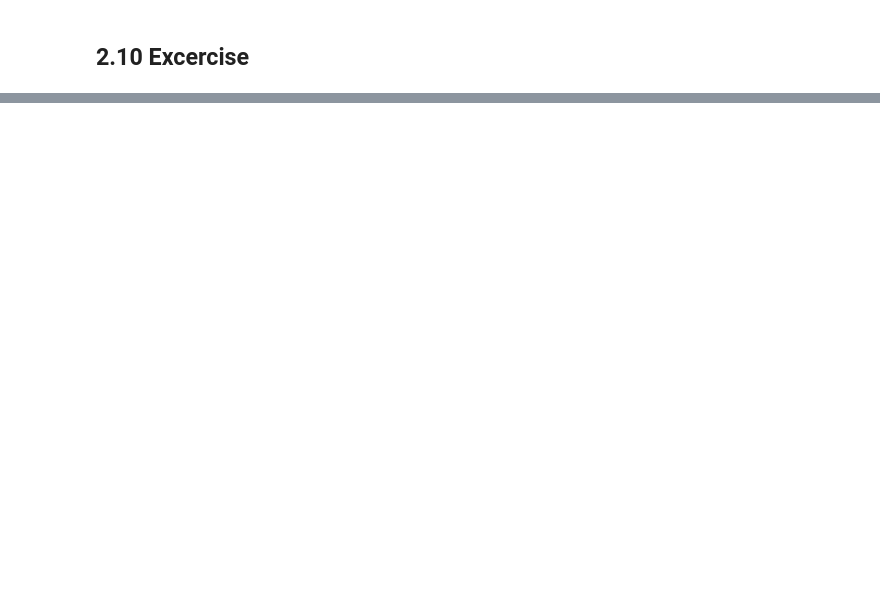
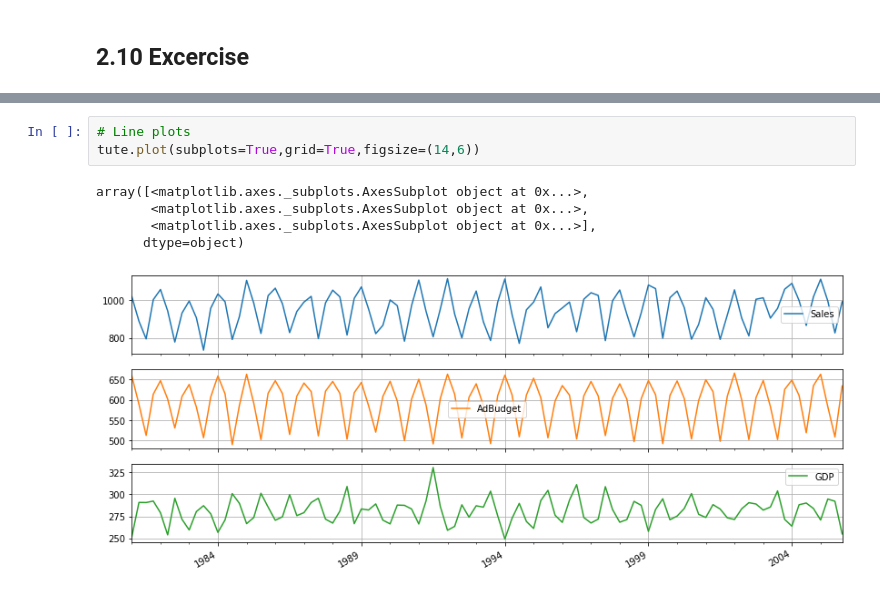
Before and after one commit to PundirShivam/Forecasting_Principles_and_Practice, a Jupyter notebook: 2_Time_series_graphics.ipynb, the cells around one changed output, grey strips where cells are left out. Saved outputs shown, nothing was run; the diff lists cells and outputs as text; blank space fills up the shorter version.

```diff
--- a/2_Time_series_graphics.ipynb
+++ b/2_Time_series_graphics.ipynb
@@ -190,0 +155,9 @@ ax = lag_plot(df.values,5)
+# %%
+# Line plots
+tute.plot(subplots=True,grid=True,figsize=(14,6))
+# %% [output]
+array([<matplotlib.axes._subplots.AxesSubplot object at 0x...>,
+       <matplotlib.axes._subplots.AxesSubplot object at 0x...>,
+       <matplotlib.axes._subplots.AxesSubplot object at 0x...>],
+      dtype=object)
+[figure, added]
```
Also changed, not shown: parts of 27 cells of this notebook, 2 other files.
